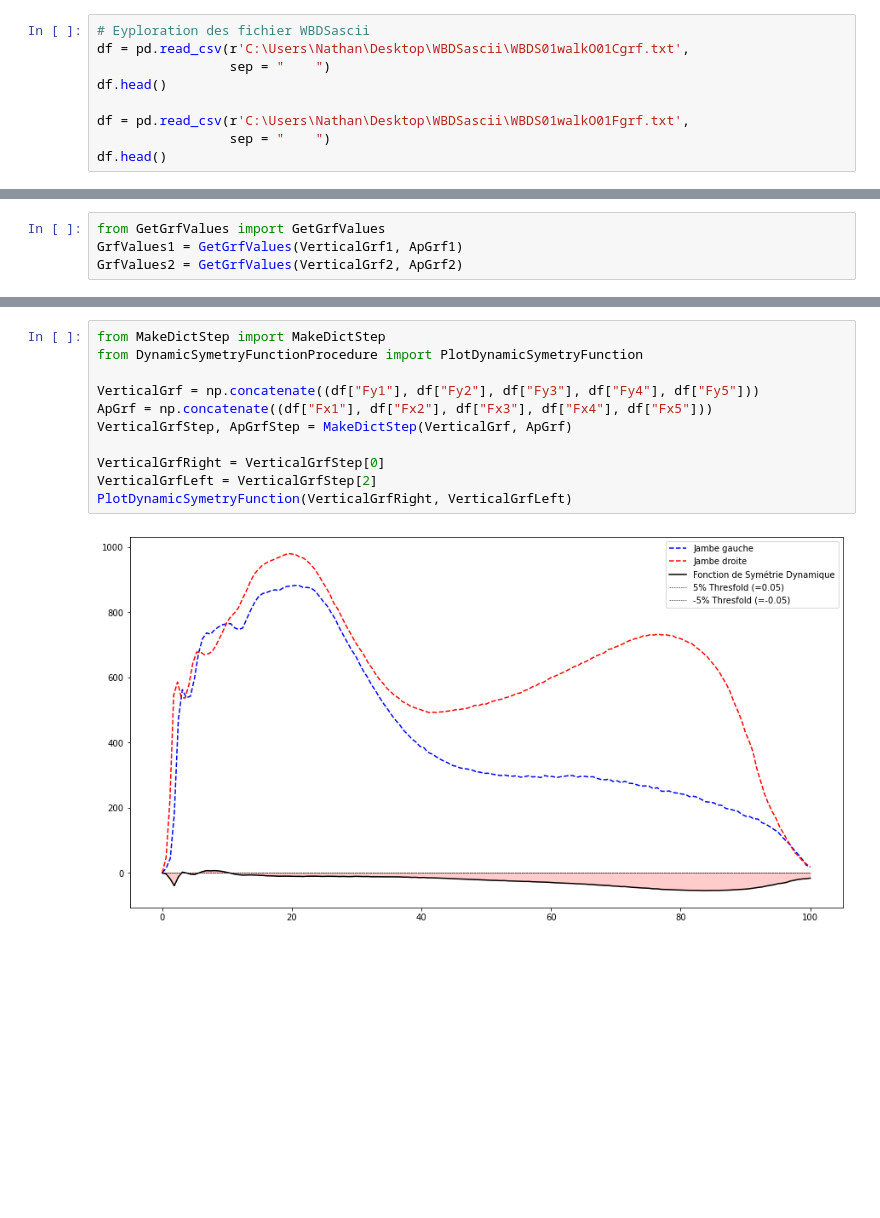
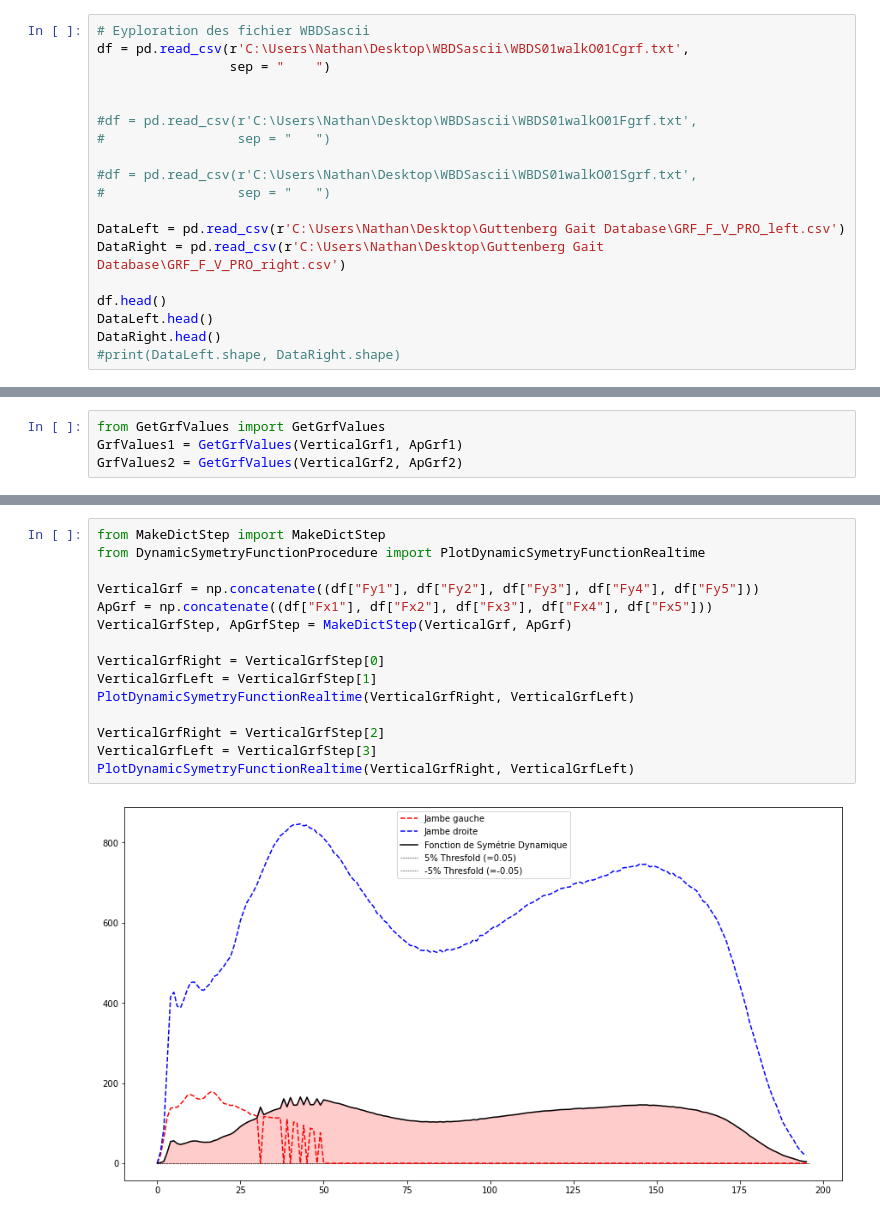
Before and after one commit to NathanMartinCOE/semelle_connecte, a Jupyter notebook: grf_WBDSascii.ipynb, the cells around one changed output, grey strips where cells are left out. Saved outputs shown, nothing was run; the diff lists cells and outputs as text; blank space fills up the shorter version.

```diff
--- a/grf_WBDSascii.ipynb
+++ b/grf_WBDSascii.ipynb
@@ -6,9 +6,19 @@ import numpy as np
 # Eyploration des fichier WBDSascii
 df = pd.read_csv(r'C:\Users\Nathan\Desktop\WBDSascii\WBDS01walkO01Cgrf.txt',
                  sep = "	")
+
+
+#df = pd.read_csv(r'C:\Users\Nathan\Desktop\WBDSascii\WBDS01walkO01Fgrf.txt',
+#                 sep = "	")
+
+#df = pd.read_csv(r'C:\Users\Nathan\Desktop\WBDSascii\WBDS01walkO01Sgrf.txt',
+#                 sep = "	")
+
+DataLeft = pd.read_csv(r'C:\Users\Nathan\Desktop\Guttenberg Gait Database\GRF_F_V_PRO_left.csv')
+DataRight = pd.read_csv(r'C:\Users\Nathan\Desktop\Guttenberg Gait Database\GRF_F_V_PRO_right.csv')
+
 df.head()
-
-df = pd.read_csv(r'C:\Users\Nathan\Desktop\WBDSascii\WBDS01walkO01Fgrf.txt',
-                 sep = "	")
-df.head()
+DataLeft.head()
+DataRight.head()
+#print(DataLeft.shape, DataRight.shape)
 # %% [output]
@@ -71,13 +147,17 @@ PlotDynamicSymetryFunction(VerticalGrf1, VerticalGrf2)
 # %%
 from MakeDictStep import MakeDictStep
-from DynamicSymetryFunctionProcedure import PlotDynamicSymetryFunction
+from DynamicSymetryFunctionProcedure import PlotDynamicSymetryFunctionRealtime
 
 VerticalGrf = np.concatenate((df["Fy1"], df["Fy2"], df["Fy3"], df["Fy4"], df["Fy5"]))
 ApGrf = np.concatenate((df["Fx1"], df["Fx2"], df["Fx3"], df["Fx4"], df["Fx5"]))
 VerticalGrfStep, ApGrfStep = MakeDictStep(VerticalGrf, ApGrf)
 
 VerticalGrfRight = VerticalGrfStep[0]
-VerticalGrfLeft = VerticalGrfStep[2]
-PlotDynamicSymetryFunction(VerticalGrfRight, VerticalGrfLeft)
+VerticalGrfLeft = VerticalGrfStep[1]
+PlotDynamicSymetryFunctionRealtime(VerticalGrfRight, VerticalGrfLeft)
+
+VerticalGrfRight = VerticalGrfStep[2]
+VerticalGrfLeft = VerticalGrfStep[3]
+PlotDynamicSymetryFunctionRealtime(VerticalGrfRight, VerticalGrfLeft)
 # %% [output]
-[figure, old version]
+[figure, new version]
```
Also changed, not shown: parts of 14 cells of this notebook.
